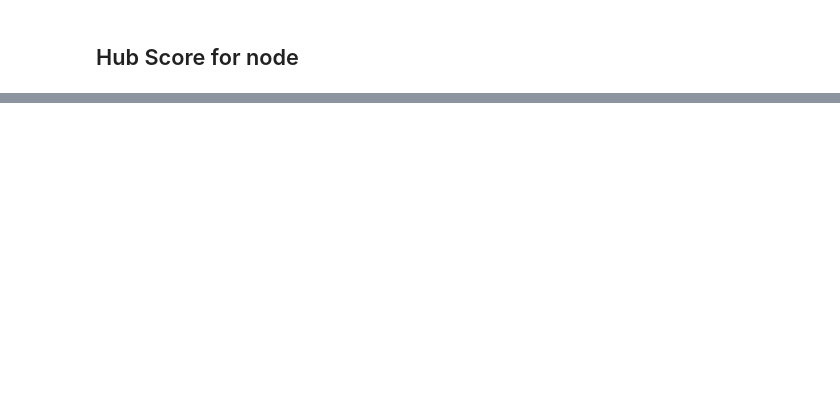
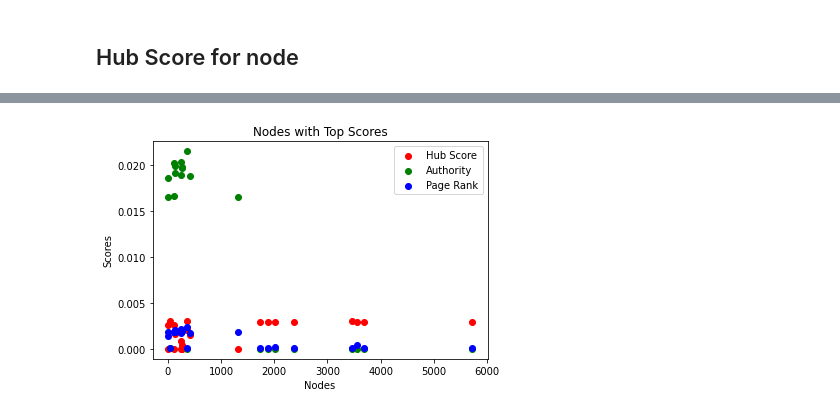
Before and after one commit to PritishWadhwa/CSE508_Winter2023_A3_16, a Jupyter notebook: Q2.ipynb, the cells around one changed output, grey strips where cells are left out. Cells and saved outputs as stored; diff of their text form; code cells hidden in the pictures; blank space fills up the shorter version.

```diff
--- a/Q2.ipynb
+++ b/Q2.ipynb
@@ -108,0 +165,7 @@ Node     Hub
+# %%
+n = 10
+print("Nodes \t PageRank")
+for i in range(n):
+    print(sorted_pr[i][0], "\t", sorted_pr[i][1])
+print("In Degree",inDegreeList[sorted_pr[0][0]])
+print("Out Degree",outDegreeList[sorted_pr[0][0]])
@@ -108,0 +186,6 @@ Node     Hub
+# %%
+print("Nodes \t Hub Score")
+for i in range(n):
+    print(sorted_hub[i][0], "\t" , sorted_hub[i][1])
+print("In Degree",inDegreeList[sorted_hub[0][0]])
+print("Out Degree",outDegreeList[sorted_hub[0][0]])
@@ -108,0 +206,6 @@ Node     Hub
+# %%
+print("Nodes \t Authority")
+for i in range(n):
+    print(sorted_auth[i][0], "\t" ,sorted_auth[i][1])
+print("In Degree",inDegreeList[sorted_auth[0][0]])
+print("Out Degree",outDegreeList[sorted_auth[0][0]])
@@ -108,0 +226,23 @@ Node     Hub
+# %%
+n = 10
+# Take first element of every tuple
+top_n_pr = [i[0] for i in sorted_pr[:n]]
+top_n_hubs = [i[0] for i in sorted_hub[:n]]
+top_n_auth = [i[0] for i in sorted_auth[:n]]
+
+top_n = list(set(top_n_pr).union(set(top_n_hubs)).union(set(top_n_auth)))
+hubScoreList = [hubScore[i] for i in top_n]
+authorityList = [authority[i] for i in top_n]
+pageRankList = [pr[i] for i in top_n]
+
+
+plt.title("Nodes with Top Scores")
+plt.scatter(top_n,hubScoreList, label="Hub Score", color="red")
+plt.scatter(top_n,authorityList, label="Authority", color="green")
+plt.scatter(top_n,pageRankList, label="Page Rank", color="blue")
+plt.xlabel("Nodes")
+plt.ylabel("Scores")
+plt.legend()
+plt.show()
+# %% [output]
+[figure, added]
```
Also changed, not shown: parts of 15 cells of this notebook.
